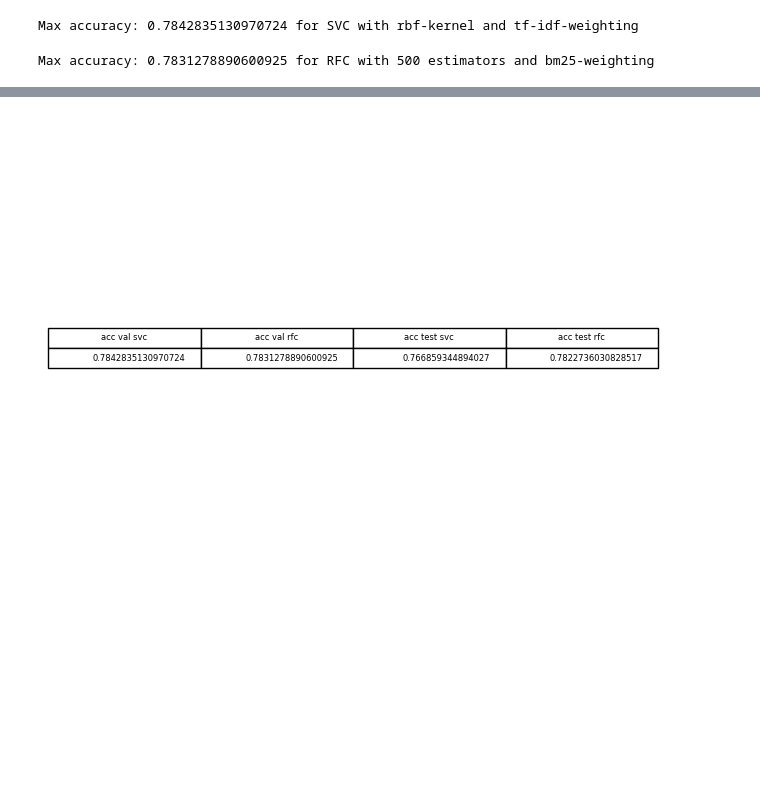
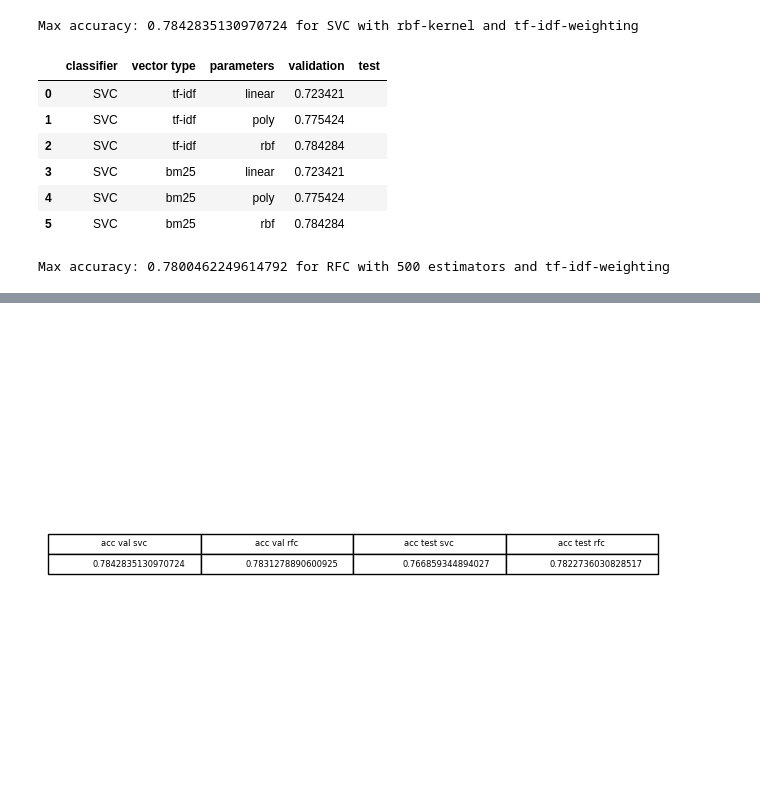
Before and after one commit to irina160/NLP_2023, a Jupyter notebook: Assignment1_elli_version2_with_bonus.ipynb, the cells around one changed output, grey strips where cells are left out. Drawn from its saved outputs; the diff is of its cells as text; code cells hidden in the pictures; blank space fills up the shorter version.

```diff
--- a/Assignment1_elli_version2_with_bonus.ipynb
+++ b/Assignment1_elli_version2_with_bonus.ipynb
@@ -468,6 +477,16 @@ for w in weightings:
 print(f'Max accuracy: {max_acc_val_svc} for SVC with {best_hyperparam}-kernel and {weighting}-weighting')
 # %% [output]
 Max accuracy: 0.7842835130970724 for SVC with rbf-kernel and tf-idf-weighting
+# %%
+results
+# %% [output]
+|  | classifier | vector type | parameters | validation | test |
+| 0 | SVC | tf-idf | linear | 0.723421 |  |
+| 1 | SVC | tf-idf | poly | 0.775424 |  |
+| 2 | SVC | tf-idf | rbf | 0.784284 |  |
+| 3 | SVC | bm25 | linear | 0.723421 |  |
+| 4 | SVC | bm25 | poly | 0.775424 |  |
+| 5 | SVC | bm25 | rbf | 0.784284 |  |
 # %%
 # the second classifier is a random forest classifier and we do use the n_estimators as hyperparameter
 weightings = ['tf-idf', 'bm25']
@@ -476,7 +495,7 @@ max_acc_val_rfc = 0
 best_hyperparam = ''
 weighting = ''
 for w in weightings:
-    if vector_type == 'tf_idf':
+    if w == 'tf_idf':
         train_data = tf_idf_mtr_train
         val_data = tf_idf_mtr_val
     else:
@@ -486,6 +505,9 @@ for w in weightings:
         rfc = RandomForestClassifier(n_estimators=est).fit(train_data, train_labels)
         preds = rfc.predict(val_data)
         acc = accuracy_score(val_labels, preds.astype('int'))
+        new_row = ["RF", w, f"#estimators={est}", acc, ""]
+        results = results.append(pd.Series(new_row, index=results.columns), ignore_index=True)
+
         if acc > max_acc_val_rfc:
             max_acc_val_rfc = acc
             best_hyperparam = est
@@ -493,4 +515,4 @@ for w in weightings:
 
 print(f'Max accuracy: {max_acc_val_rfc} for RFC with {best_hyperparam} estimators and {weighting}-weighting')
 # %% [output]
-Max accuracy: 0.7831278890600925 for RFC with 500 estimators and bm25-weighting
+Max accuracy: 0.7800462249614792 for RFC with 500 estimators and tf-idf-weighting
```
Also changed, not shown: parts of 19 cells of this notebook.
